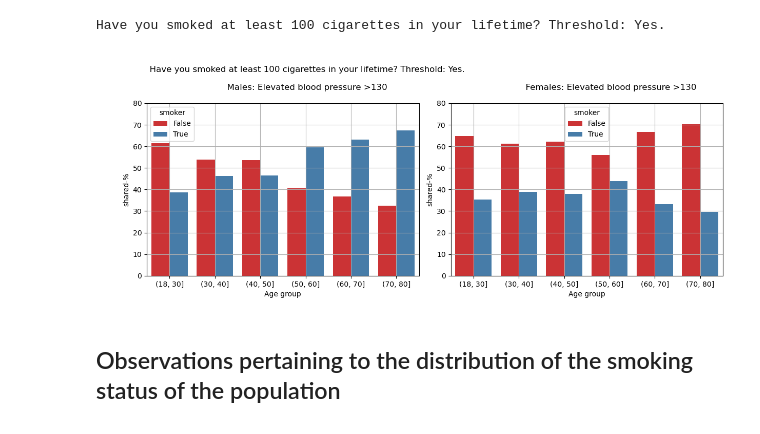
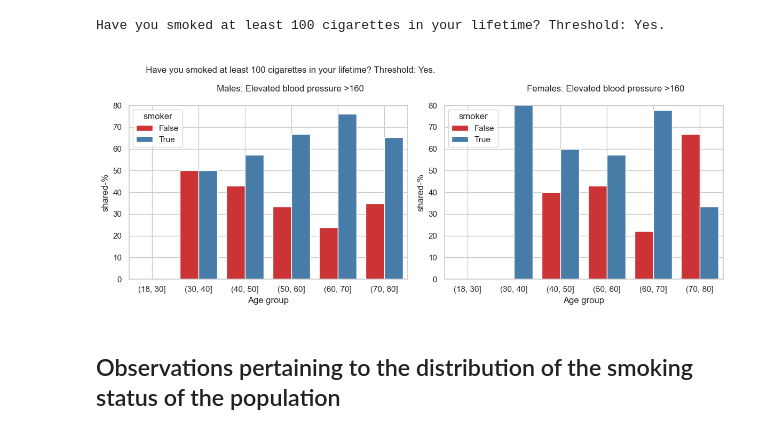
Before and after one commit to jahokas/statistics, a Jupyter notebook: nhanes_study.ipynb, the cells around one changed output. Saved outputs shown, nothing was run; the diff lists cells and outputs as text; code cells hidden in the pictures.

```diff
--- a/nhanes_study.ipynb
+++ b/nhanes_study.ipynb
@@ -149,0 +158,5 @@ male = da['gender'] == 'Male'
+# %%
+# assing the column "SEQN" as the index
+da = da.set_index("SEQN")
+print(len(da.index))
+da.head()
@@ -149,0 +190,11 @@ male = da['gender'] == 'Male'
+# %%
+sns.set(style="whitegrid")
+plt.figure(figsize=(10, 6))
+pairplot = sns.pairplot(da, vars=['RIDAGEYR', 'BMXWAIST', 'BPXSY1',], markers=["o", "X"], hue="gender", palette="Set1", diag_kind="kde", height=3, aspect=1.2, plot_kws={'alpha':0.6})
+
+# Adding a title to the figure
+pairplot.fig.suptitle("Risk for high bloodpressure", y=1.02)
+
+# Display the plot
+plt.show()
+# markers=["o", "*", "x"]
@@ -159,6 +213,7 @@ low = da["BPXSY1"] <= 120
 normal = (da["BPXSY1"] > 120) & (da["BPXSY1"] <= 130)
 high = (da["BPXSY1"] > 130) & (da["BPXSY1"] <= 160)
 very_high = da["BPXSY1"] > 160
-elevated = high | very_high
+elevated = very_high
+# elevated = high | very_high
 da["elevated_bloodpr"] = np.where(elevated, True, False)
 # %% [output]
@@ -273,5 +381,5 @@ plt.grid(True)
 # %%
-xp = da.loc[:, ['SEQN','gender', 'elevated_bloodpr', 'smoker', 'agegrp']].groupby(['agegrp', 'gender', 'elevated_bloodpr', 'smoker'], observed=True)['agegrp'].count()
+xp = da.loc[:, ['gender', 'elevated_bloodpr', 'smoker', 'agegrp']].groupby(['agegrp', 'gender', 'elevated_bloodpr', 'smoker'], observed=True)['agegrp'].count()
 xp = xp.groupby(level=[0, 1, 2], observed=True).transform(lambda g: (g / g.sum() * 100).round(1))
 print("Have you smoked at least 100 cigarettes in your lifetime? Threshold: Yes.")
 xp = xp.reset_index(name='shared-%')
@@ -281,30 +389,30 @@ Have you smoked at least 100 cigarettes in your lifetime? Threshold: Yes.
 # %%
 fig, axes = plt.subplots(1, 2, figsize=(12, 5))
 
 # Plot for elevated blood pressures for male
 sns.barplot(data=xp.query('elevated_bloodpr == True & gender == "Male"'), x="agegrp", y="shared-%", hue="smoker", palette="Set1", ax=axes[0])
 axes[0].set_title("""
                   Have you smoked at least 100 cigarettes in your lifetime? Threshold: Yes.
 
-                  Males: Elevated blood pressure >130
+                  Males: Elevated blood pressure >160
                   """)
 axes[0].set_xlabel('Age group')
 axes[0].set_ylim(0, 80)
 axes[0].grid(True)
 
 # Plot for elevated blood pressures for female
 sns.barplot(data=xp.query('elevated_bloodpr == True & gender == "Female"'), x="agegrp", y="shared-%", hue="smoker", palette="Set1", ax=axes[1])
 axes[1].set_title("""
-                  Females: Elevated blood pressure >130
+                  Females: Elevated blood pressure >160
                   """)
 axes[1].set_xlabel('Age group')
 axes[1].set_ylim(0, 80)
 axes[1].grid(True)
 
 plt.tight_layout()
 plt.show()
 # %% [output]
-[figure, old version]
+[figure, new version]
 # %% [markdown]
 ## Observations pertaining to the distribution of the smoking status of the population
 # %%
```
Also changed, not shown: parts of 70 cells of this notebook.
